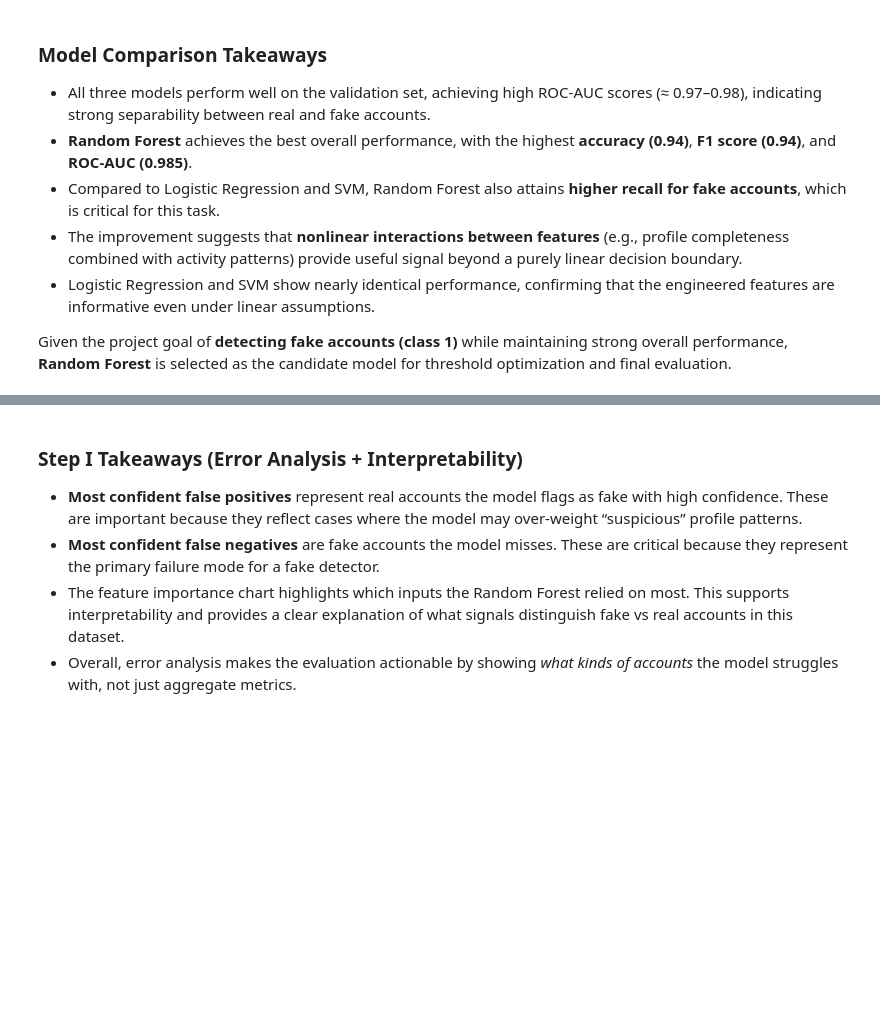
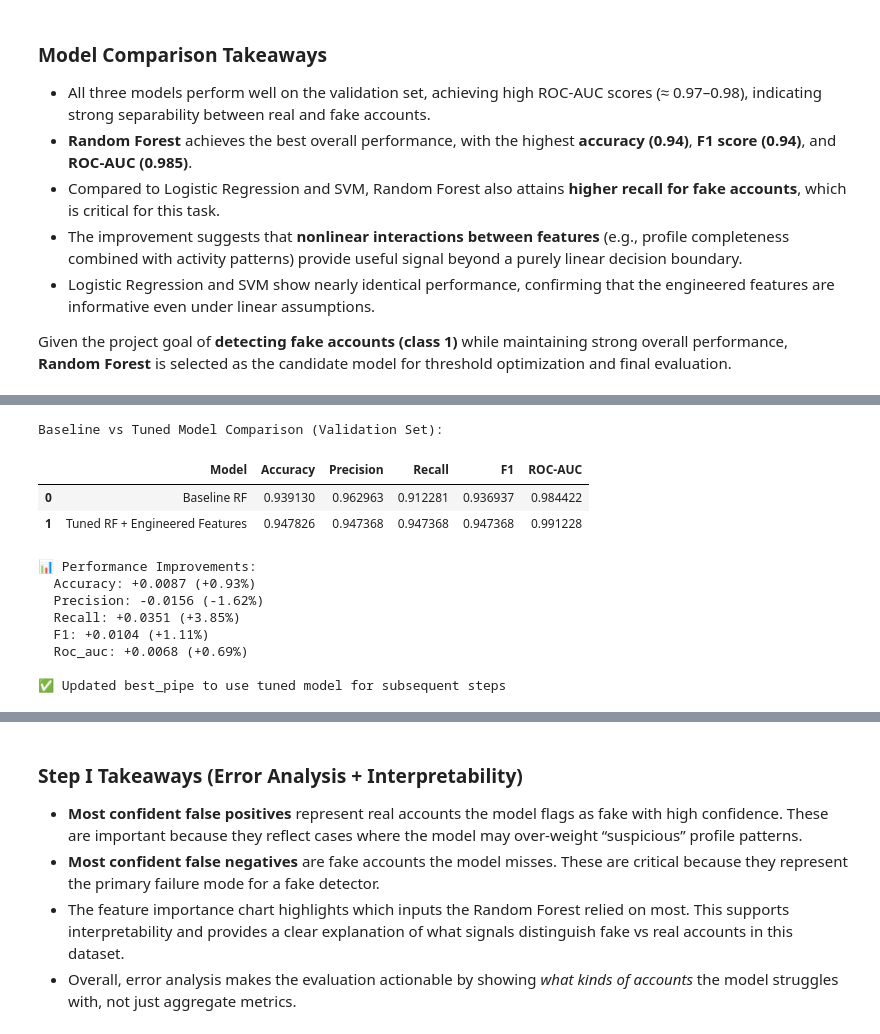
Before and after one commit to HivanshD/insta-fake-detector, a Jupyter notebook: notebooks/mainnotebook.ipynb, the cells around one changed output, grey strips where cells are left out. Cells and saved outputs as stored; diff of their text form; code cells hidden in the pictures; blank space fills up the shorter version.

```diff
--- a/notebooks/mainnotebook.ipynb
+++ b/notebooks/mainnotebook.ipynb
@@ -537,0 +696,54 @@ for threshold optimization and final evaluation.
+# %%
+# =========================
+# Step E4 — Compare Baseline vs Tuned Model
+# =========================
+
+# Get the ACTUAL baseline RF from Step E
+baseline_rf = trained_pipelines['Random Forest']
+
+# Evaluate baseline on X_val (11 raw features)
+y_val_pred_baseline = baseline_rf.predict(X_val)
+y_val_proba_baseline = baseline_rf.predict_proba(X_val)[:, 1]
+metrics_baseline = quick_metrics(y_val, y_val_pred_baseline, y_val_proba_baseline)
+
+# Evaluate tuned model on X_val_fe (23 engineered features)
+y_val_pred_tuned = tuned_pipe.predict(X_val_fe)
+y_val_proba_tuned = tuned_pipe.predict_proba(X_val_fe)[:, 1]
+metrics_tuned = quick_metrics(y_val, y_val_pred_tuned, y_val_proba_tuned)
+
+# Create comparison dataframe
+comparison = pd.DataFrame({
+    'Model': ['Baseline RF', 'Tuned RF + Engineered Features'],
+    'Accuracy': [metrics_baseline['accuracy'], metrics_tuned['accuracy']],
+    'Precision': [metrics_baseline['precision'], metrics_tuned['precision']],
+    'Recall': [metrics_baseline['recall'], metrics_tuned['recall']],
+    'F1': [metrics_baseline['f1'], metrics_tuned['f1']],
+    'ROC-AUC': [metrics_baseline['roc_auc'], metrics_tuned['roc_auc']]
+})
+
+print("Baseline vs Tuned Model Comparison (Validation Set):")
+display(comparison)
+
+# Improvement analysis
+print("\n📊 Performance Improvements:")
+for metric in ['accuracy', 'precision', 'recall', 'f1', 'roc_auc']:
+    improvement = metrics_tuned[metric] - metrics_baseline[metric]
+    pct_change = (improvement / metrics_baseline[metric]) * 100
+    print(f"  {metric.capitalize()}: {improvement:+.4f} ({pct_change:+.2f}%)")
+
+# Update best_pipe to use tuned model going forward
+best_pipe = tuned_pipe
+print("\n✅ Updated best_pipe to use tuned model for subsequent steps")
+# %% [output]
+Baseline vs Tuned Model Comparison (Validation Set):
+|  | Model | Accuracy | Precision | Recall | F1 | ROC-AUC |
+| 0 | Baseline RF | 0.939130 | 0.962963 | 0.912281 | 0.936937 | 0.984422 |
+| 1 | Tuned RF + Engineered Features | 0.947826 | 0.947368 | 0.947368 | 0.947368 | 0.991228 |
+📊 Performance Improvements:
+  Accuracy: +0.0087 (+0.93%)
+  Precision: -0.0156 (-1.62%)
+  Recall: +0.0351 (+3.85%)
+  F1: +0.0104 (+1.11%)
+  Roc_auc: +0.0068 (+0.69%)
+
+✅ Updated best_pipe to use tuned model for subsequent steps
```
Also changed, not shown: parts of 26 cells of this notebook, 5 other files.
